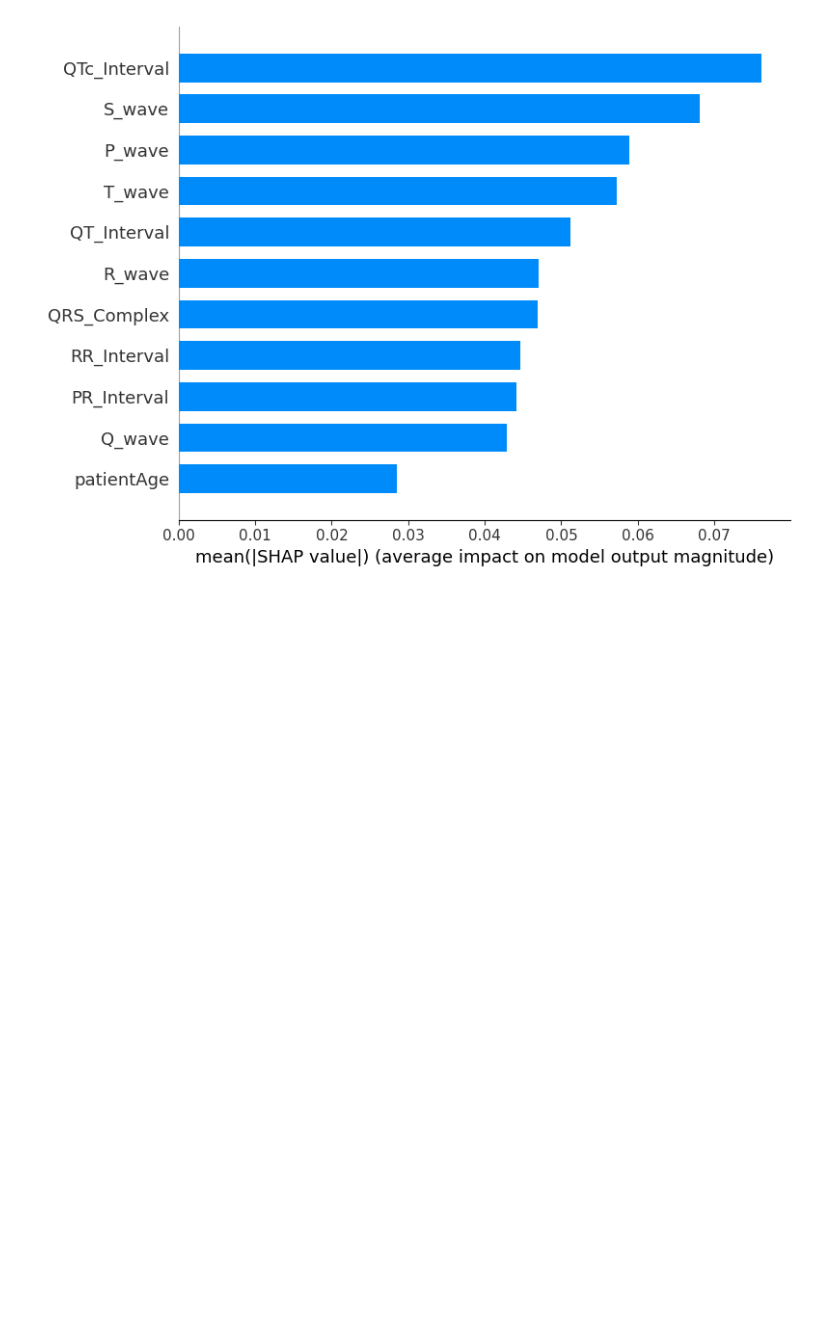
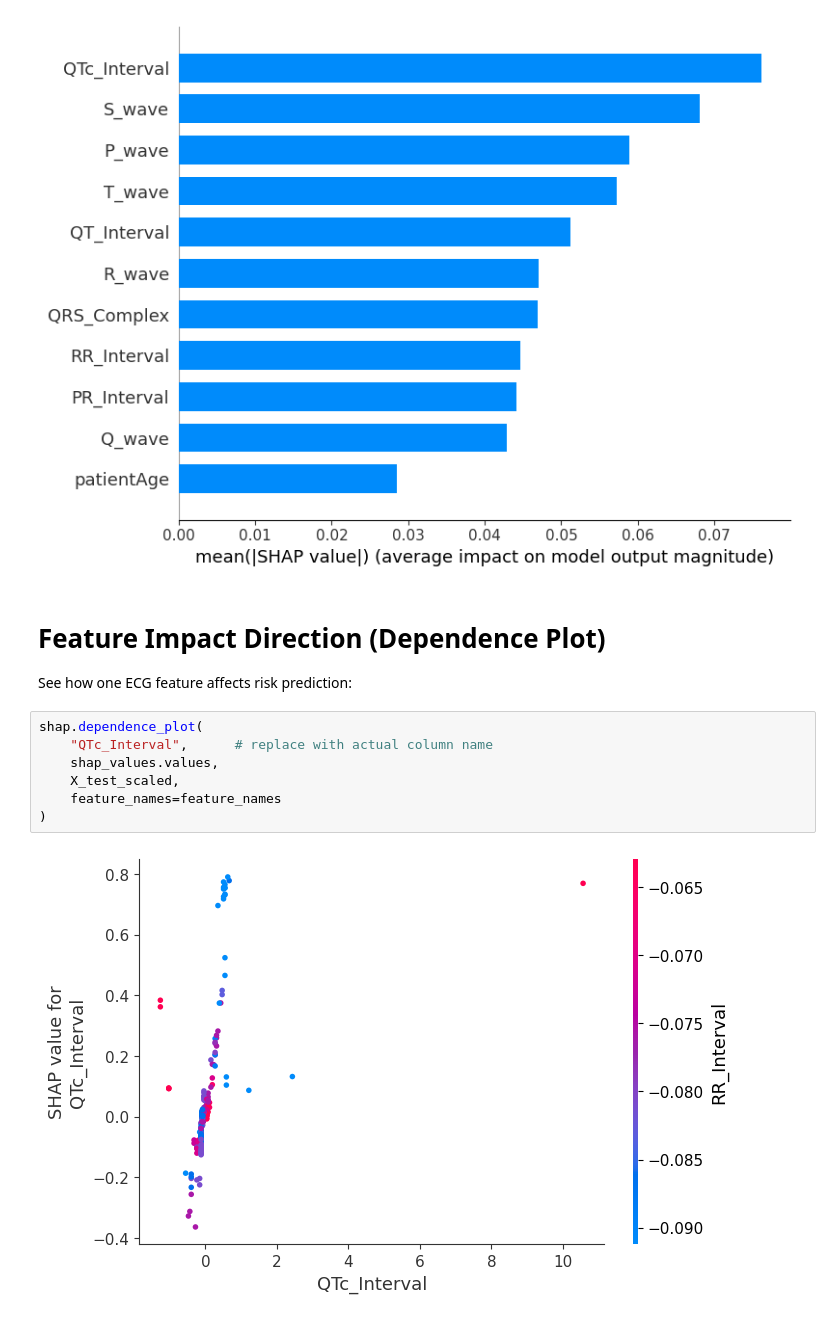
Before and after one commit to Nakib-Nasrullah/Heart_disease, a Jupyter notebook: ecg_final.ipynb, the cells around one changed output. Cells and saved outputs as stored; diff of their text form; blank space fills up the shorter version.

```diff
--- a/ecg_final.ipynb
+++ b/ecg_final.ipynb
@@ -348,3 +348,16 @@ shap.summary_plot(
 )
 # %% [output]
 [figure]
+# %% [markdown]
+# **Feature Impact Direction (Dependence Plot)**
+
+See how one ECG feature affects risk prediction:
+# %%
+shap.dependence_plot(
+    "QTc_Interval",      # replace with actual column name
+    shap_values.values,
+    X_test_scaled,
+    feature_names=feature_names
+)
+# %% [output]
+[figure, added]
```
